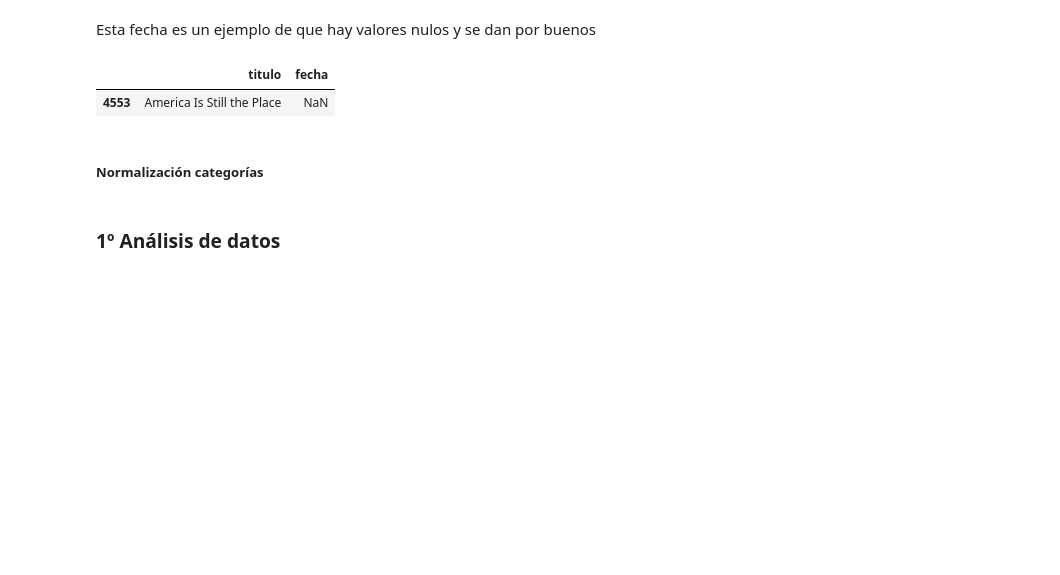
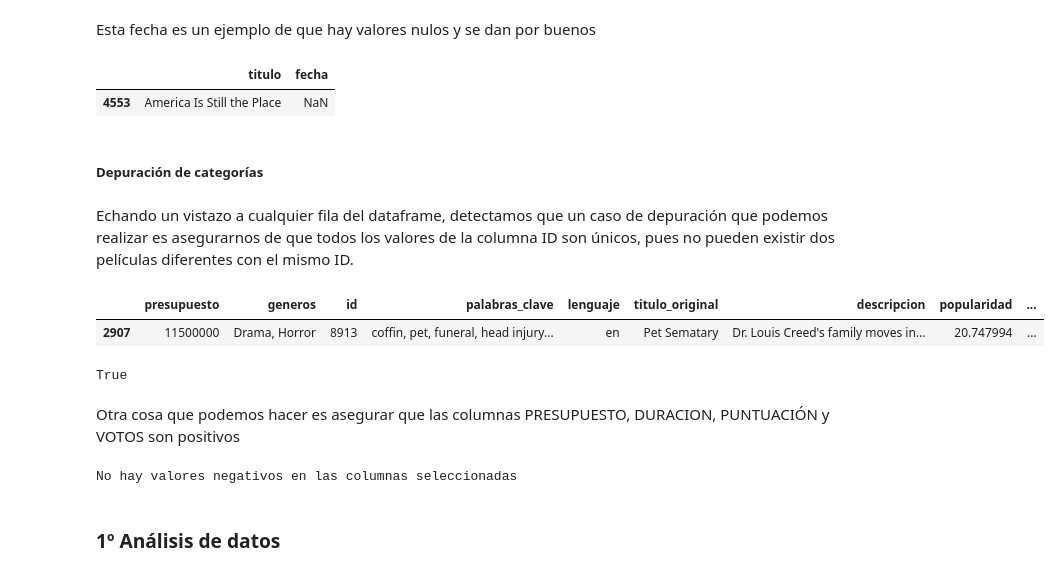
Before and after one commit to jacc1087/eda1, a Jupyter notebook: notebooks/eda1.ipynb, the cells around one changed output. Drawn from its saved outputs; the diff is of its cells as text; code cells hidden in the pictures; blank space fills up the shorter version.

```diff
--- a/notebooks/eda1.ipynb
+++ b/notebooks/eda1.ipynb
@@ -369,4 +351,11 @@ nulos_fecha
 |  | titulo | fecha |
 | 4553 | America Is Still the Place | NaN |
 # %% [markdown]
-##### Normalización categorías
+##### Depuración de categorías
+# %% [markdown]
+Echando un vistazo a cualquier fila del dataframe, detectamos que un caso de depuración que podemos realizar es asegurarnos de que todos los valores de la columna ID son únicos, pues no pueden existir dos películas diferentes con el mismo ID.
+# %%
+df_films.sample()
+# %% [output]
+|  | presupuesto | generos | id | palabras_clave | lenguaje | titulo_original | descripcion | popularidad | ... |
+| 2907 | 11500000 | Drama, Horror | 8913 | coffin, pet, funeral, head injury... | en | Pet Sematary | Dr. Louis Creed's family moves in... | 20.747994 | ... |
@@ -372,0 +368,6 @@ nulos_fecha
+# %%
+todos_unicos(df_films,'id')
+# %% [output]
+True
+# %% [markdown]
+Otra cosa que podemos hacer es asegurar que las columnas PRESUPUESTO, DURACION, PUNTUACIÓN y VOTOS son positivos
@@ -373,3 +376,11 @@ nulos_fecha
+# %%
+if df_films[columnas_positivas].lt(0).any().any():
+    valores_negativos = df_films[df_films[columnas_positivas].lt(0).any(axis=1)][columnas_positivas]
+    print(valores_negativos)
+else:
+    print("No hay valores negativos en las columnas seleccionadas")
+# %% [output]
+No hay valores negativos en las columnas seleccionadas
 # %% [markdown]
 ### 1º Análisis de datos
 # %% [markdown]
```
Also changed, not shown: parts of 7 cells of this notebook.
